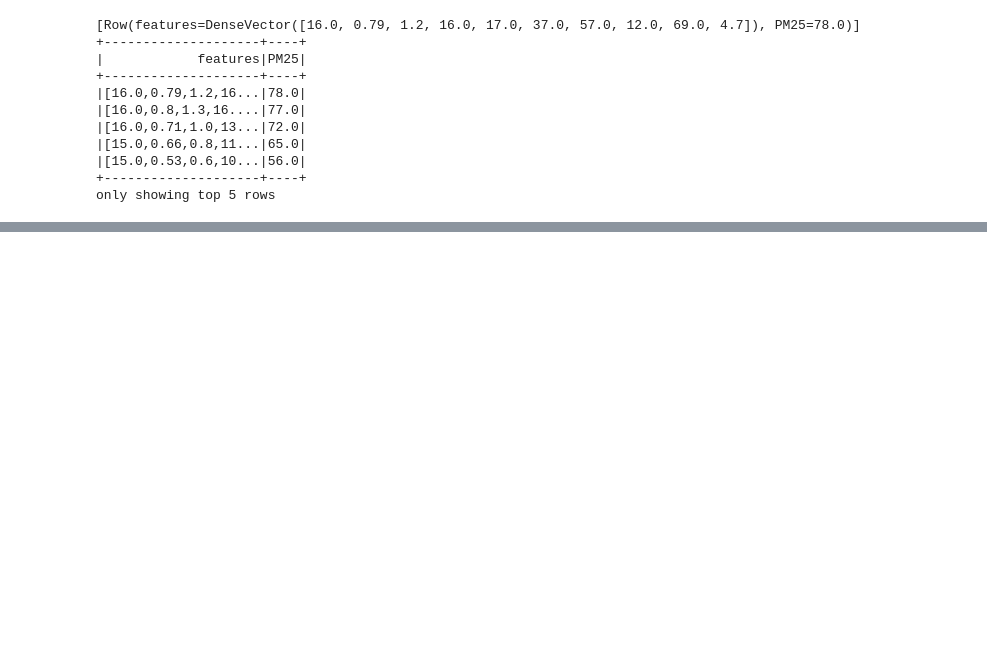
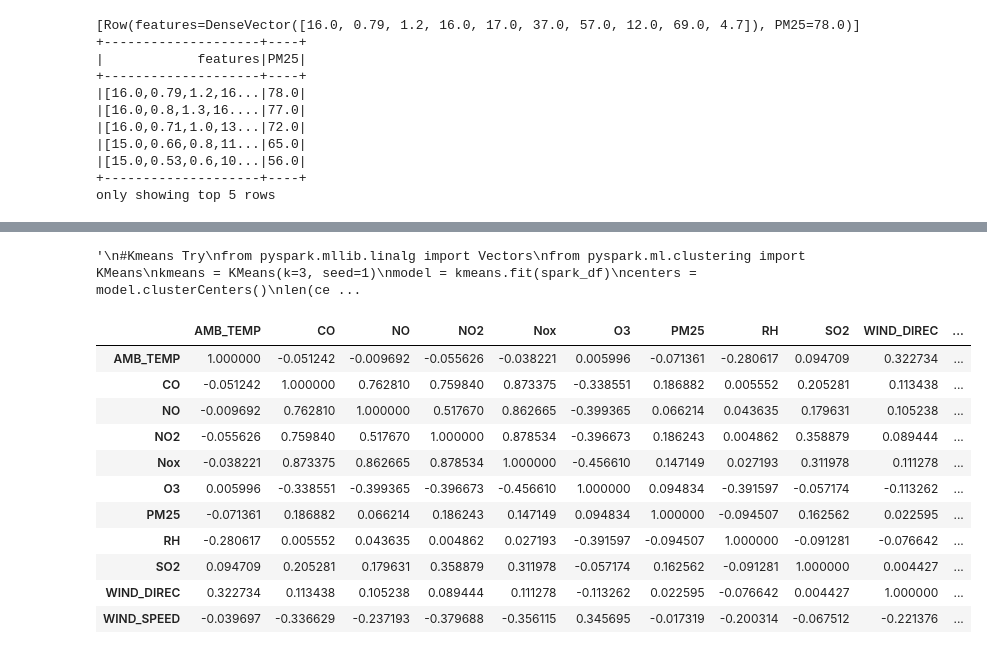
Before and after one commit to JarryYang/jyan298infosys722, a Jupyter notebook: jyan298-infosys722.ipynb, the cells around one changed output, grey strips where cells are left out. Saved outputs shown, nothing was run; the diff lists cells and outputs as text; code cells hidden in the pictures; blank space fills up the shorter version.

```diff
--- a/jyan298-infosys722.ipynb
+++ b/jyan298-infosys722.ipynb
@@ -471,0 +513,33 @@ print("R2 on test data: " + str(test_results.r2))
+# %%
+'''
+#Kmeans Try
+from pyspark.mllib.linalg import Vectors
+from pyspark.ml.clustering import KMeans
+kmeans = KMeans(k=3, seed=1)
+model = kmeans.fit(spark_df)
+centers = model.clusterCenters()
+len(centers)
+
+#train
+transformed = model.transform(spark_df).select("vector_assembler", "prediction")
+rows = transformed.collect()
+rows[0].prediction == rows[1].prediction
+rows[2].prediction == rows[3].prediction
+'''
+# %% [output]
+'\n#Kmeans Try\nfrom pyspark.mllib.linalg import Vectors\nfrom pyspark.ml.clustering import KMeans\nkmeans = KMeans(k=3, seed=1)\nmodel = kmeans.fit(spark_df)\ncenters = model.clusterCenters()\nlen(ce ...
+# %%
+pddf.corr()
+# %% [output]
+|  | AMB_TEMP | CO | NO | NO2 | Nox | O3 | PM25 | RH | SO2 | WIND_DIREC | ... |
+| AMB_TEMP | 1.000000 | -0.051242 | -0.009692 | -0.055626 | -0.038221 | 0.005996 | -0.071361 | -0.280617 | 0.094709 | 0.322734 | ... |
+| CO | -0.051242 | 1.000000 | 0.762810 | 0.759840 | 0.873375 | -0.338551 | 0.186882 | 0.005552 | 0.205281 | 0.113438 | ... |
+| NO | -0.009692 | 0.762810 | 1.000000 | 0.517670 | 0.862665 | -0.399365 | 0.066214 | 0.043635 | 0.179631 | 0.105238 | ... |
+| NO2 | -0.055626 | 0.759840 | 0.517670 | 1.000000 | 0.878534 | -0.396673 | 0.186243 | 0.004862 | 0.358879 | 0.089444 | ... |
+| Nox | -0.038221 | 0.873375 | 0.862665 | 0.878534 | 1.000000 | -0.456610 | 0.147149 | 0.027193 | 0.311978 | 0.111278 | ... |
+| O3 | 0.005996 | -0.338551 | -0.399365 | -0.396673 | -0.456610 | 1.000000 | 0.094834 | -0.391597 | -0.057174 | -0.113262 | ... |
+| PM25 | -0.071361 | 0.186882 | 0.066214 | 0.186243 | 0.147149 | 0.094834 | 1.000000 | -0.094507 | 0.162562 | 0.022595 | ... |
+| RH | -0.280617 | 0.005552 | 0.043635 | 0.004862 | 0.027193 | -0.391597 | -0.094507 | 1.000000 | -0.091281 | -0.076642 | ... |
+| SO2 | 0.094709 | 0.205281 | 0.179631 | 0.358879 | 0.311978 | -0.057174 | 0.162562 | -0.091281 | 1.000000 | 0.004427 | ... |
+| WIND_DIREC | 0.322734 | 0.113438 | 0.105238 | 0.089444 | 0.111278 | -0.113262 | 0.022595 | -0.076642 | 0.004427 | 1.000000 | ... |
+| WIND_SPEED | -0.039697 | -0.336629 | -0.237193 | -0.379688 | -0.356115 | 0.345695 | -0.017319 | -0.200314 | -0.067512 | -0.221376 | ... |
```
Also changed, not shown: parts of 12 cells of this notebook.
